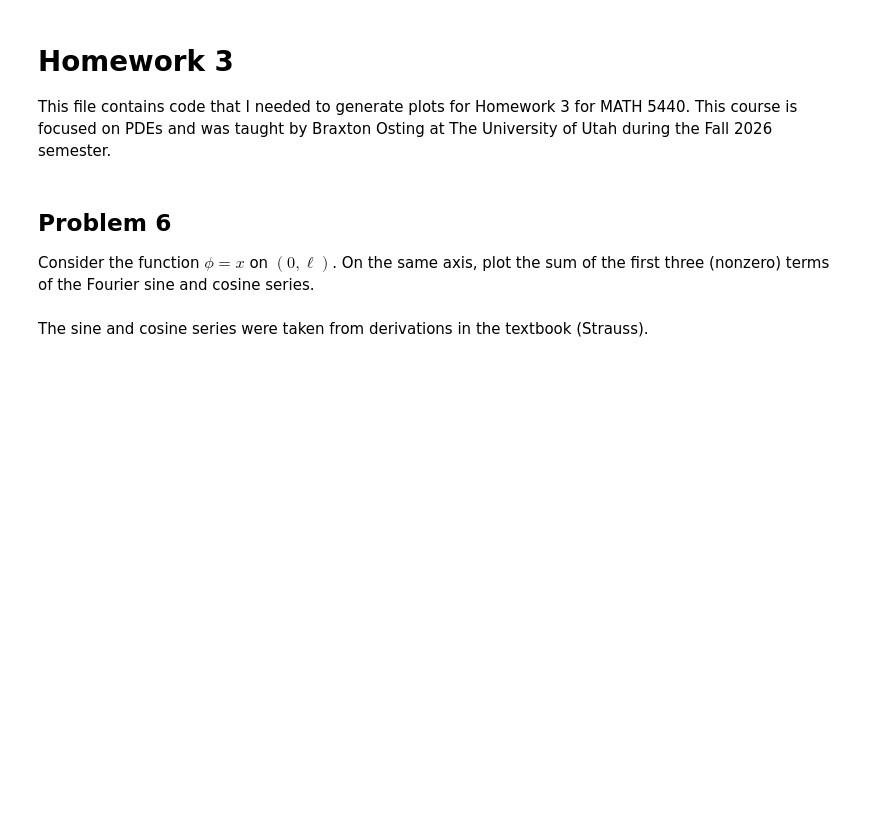
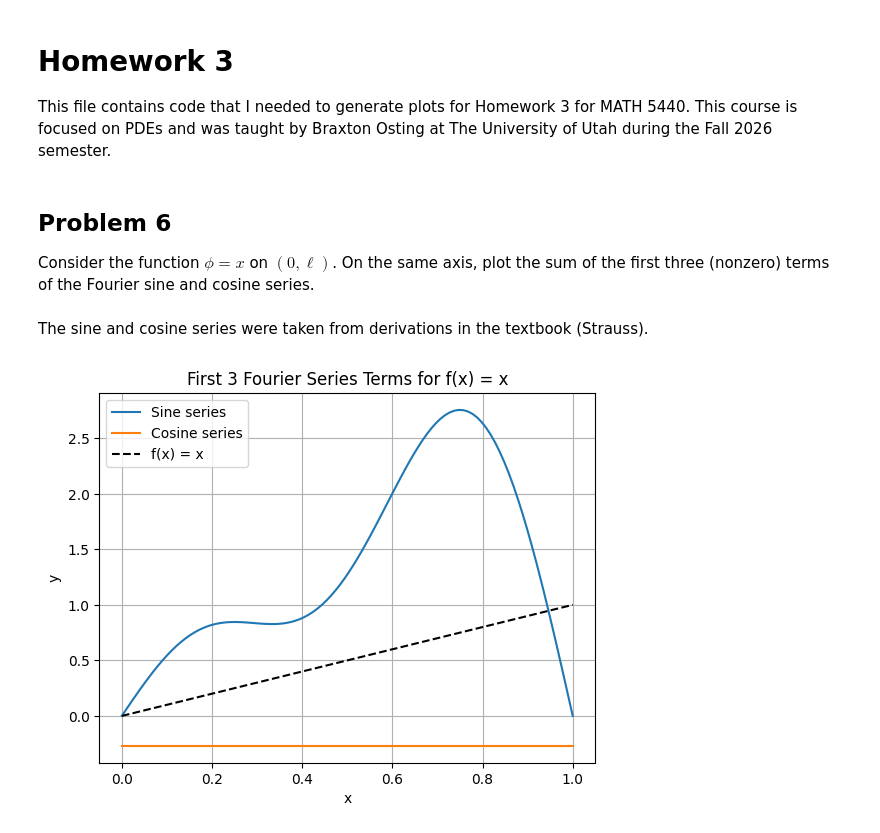
Before and after one commit to maxmartin40/MATH-5440-Code, a Jupyter notebook: Homework3.ipynb, the cells around one changed output. Drawn from its saved outputs; the diff is of its cells as text; code cells hidden in the pictures; blank space fills up the shorter version.

Commit message:
Edit functions and graph

```diff
--- a/Homework3.ipynb
+++ b/Homework3.ipynb
@@ -12,14 +12,14 @@ import matplotlib.pyplot as plt
 The sine and cosine series were taken from derivations in the textbook (Strauss).
 # %%
 def sine_series(x,l,n):
-    sine_sum = 0
+    sine_sum = np.zeros_like(x,dtype=float)
     for i in range(0,n):
         phi = (2*l/np.pi)*(np.sin(np.pi*x/l)-0.5*np.sin(2*np.pi*x/l)+(1/3)*np.sin(3*np.pi*x/l))
         sine_sum += phi
     return sine_sum
 
 def cosine_series(x,l,m):
-    cosine_sum = 0
+    cosine_sum = np.zeros_like(x,dtype=float)
     for i in range(0,2*m):
         if m%2 == 0:
             cosine_sum += 0
@@ -30,4 +30,17 @@ def cosine_series(x,l,m):
 # %%
 L = 1
 
 x = np.linspace(0,L,100)
+
+plt.plot(x, sine_series(x, L, 3), label="Sine series")
+plt.plot(x, cosine_series(x, L, 3), label="Cosine series")
+plt.plot(x, x, "k--", label="f(x) = x")
+
+plt.xlabel("x")
+plt.ylabel("y")
+plt.title("First 3 Fourier Series Terms for f(x) = x")
+plt.grid(True)
+plt.legend()
+plt.show()
+# %% [output]
+[figure, added]
```
